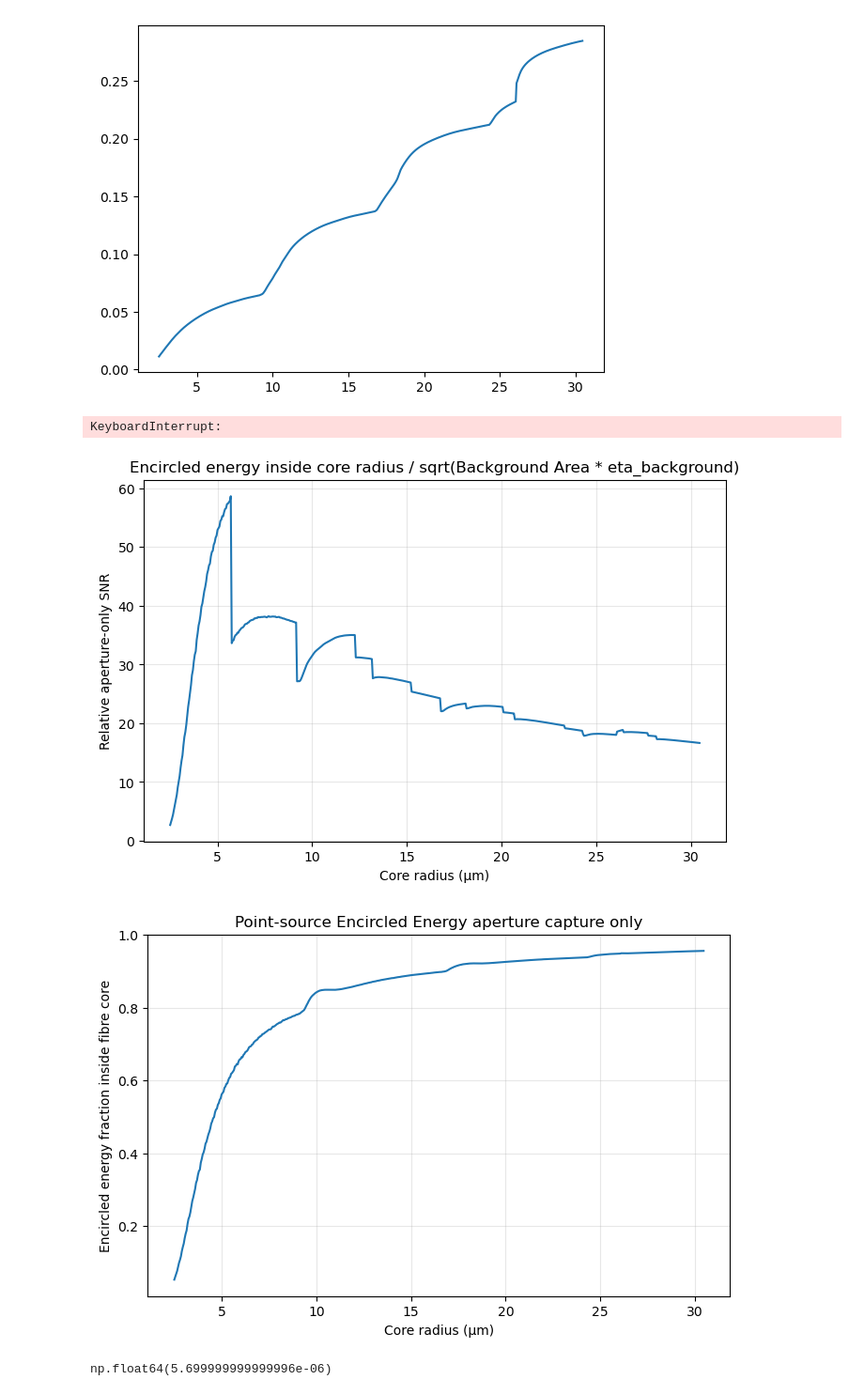
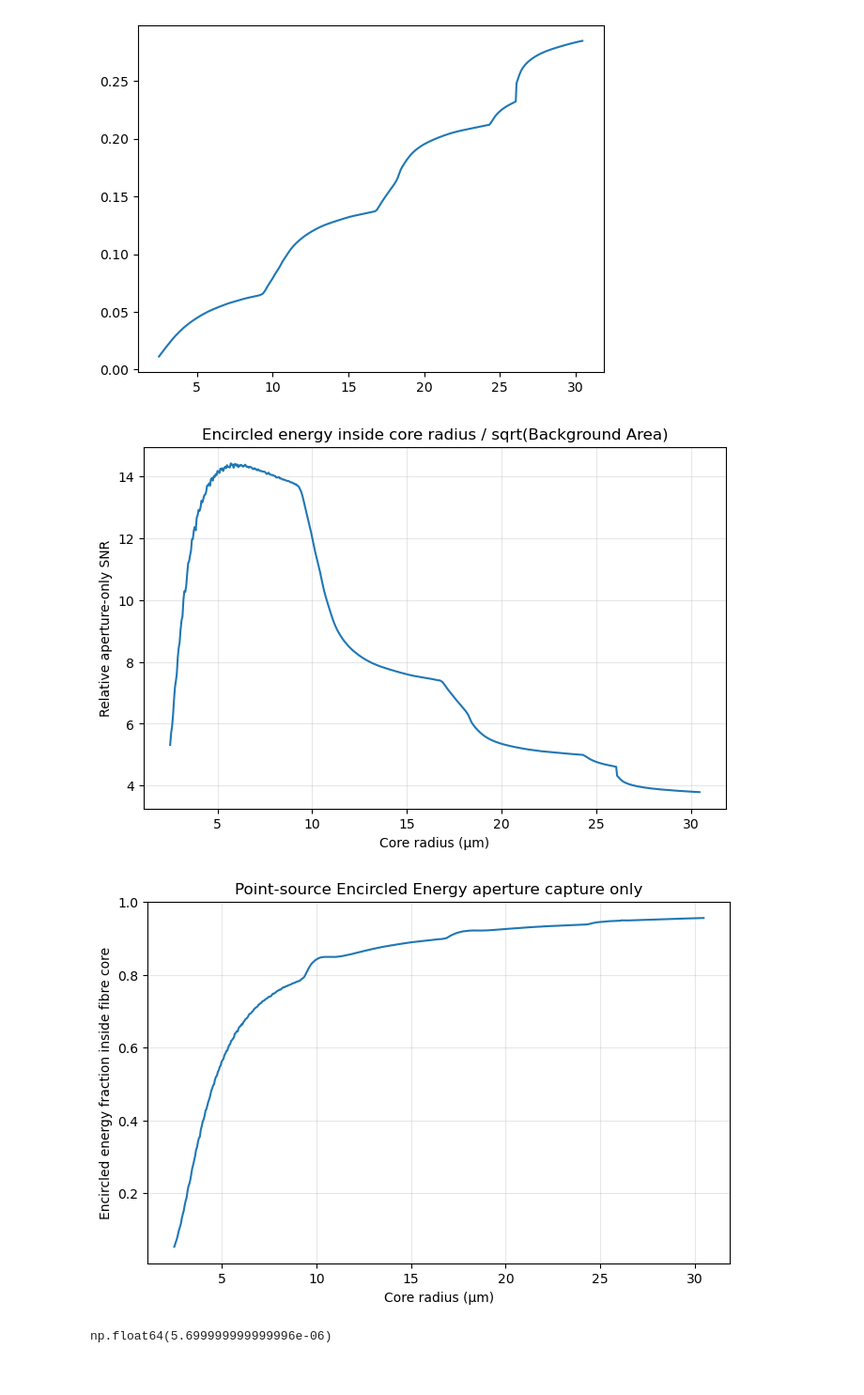
Before and after one commit to TongyueLiu/OH-Suppression-MRes-Project, a Jupyter notebook: notebooks/2D electric field calculations.ipynb, the cells around one changed output. Shown at 94% size. Cells and saved outputs as stored; diff of their text form; code cells hidden in the pictures.

```diff
--- a/notebooks/2D electric field calculations.ipynb
+++ b/notebooks/2D electric field calculations.ipynb
@@ -2097,30 +2105,28 @@ for i, a in enumerate(core_radius_arr):
     sky_area = np.pi * (FOV / 2)**2
 
     # Relative aperture-only SNR
-    snr_aperture_arr[i] = EE / np.sqrt(Background_incident * eta_bg_arr[i])  # eta_bg_arr[i] is the coupling efficiency for the flat background, which we can use to scale the sky area contribution to the noise.
+    snr_aperture_arr[i] = EE / np.sqrt(sky_area)  # eta_bg_arr[i] is the coupling efficiency for the flat background, which we can use to scale the sky area contribution to the noise.
 
 # Normalise for easier comparison
 snr_aperture_rel = snr_aperture_arr
-# %% [output]
-KeyboardInterrupt:
 # %%
 plt.figure(figsize=(8, 5))
 plt.plot(core_radius_arr * 1e6, snr_aperture_rel)
 plt.xlabel("Core radius (µm)")
 plt.ylabel("Relative aperture-only SNR")
-plt.title("Encircled energy inside core radius / sqrt(Background Area * eta_background)")
+plt.title("Encircled energy inside core radius / sqrt(Background Area)")
 plt.grid(True, alpha=0.3)
 plt.show()
 
 plt.figure(figsize=(8, 5))
 plt.plot(core_radius_arr * 1e6, EE_arr)
 plt.xlabel("Core radius (µm)")
 plt.ylabel("Encircled energy fraction inside fibre core")
 plt.title("Point-source Encircled Energy aperture capture only")
 plt.grid(True, alpha=0.3)
 plt.show()
 # %% [output]
-[figure, old version]
+[figure, new version]
 [figure]
 # %%
 core_radius_arr[np.argmax(snr_aperture_rel)]
```
Also changed, not shown: parts of 17 cells of this notebook, 2 other files.
